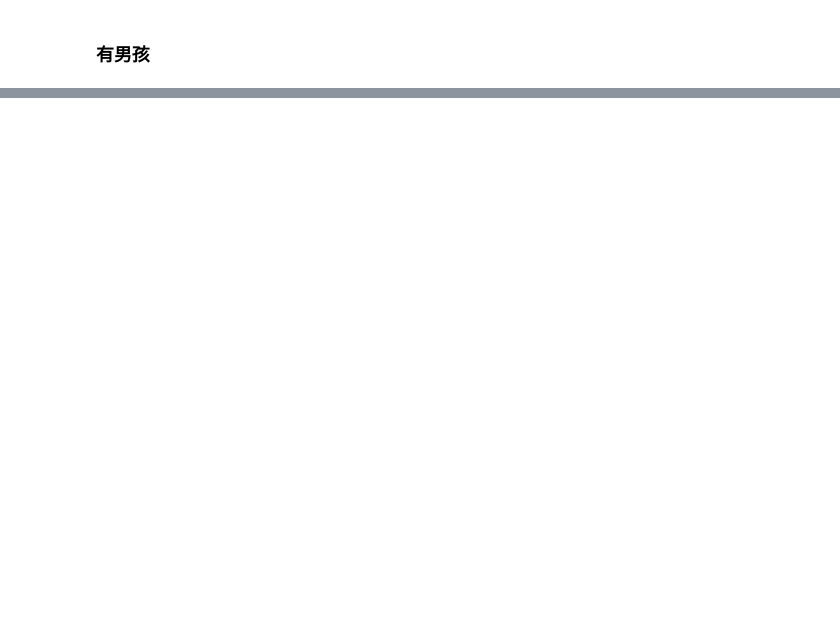
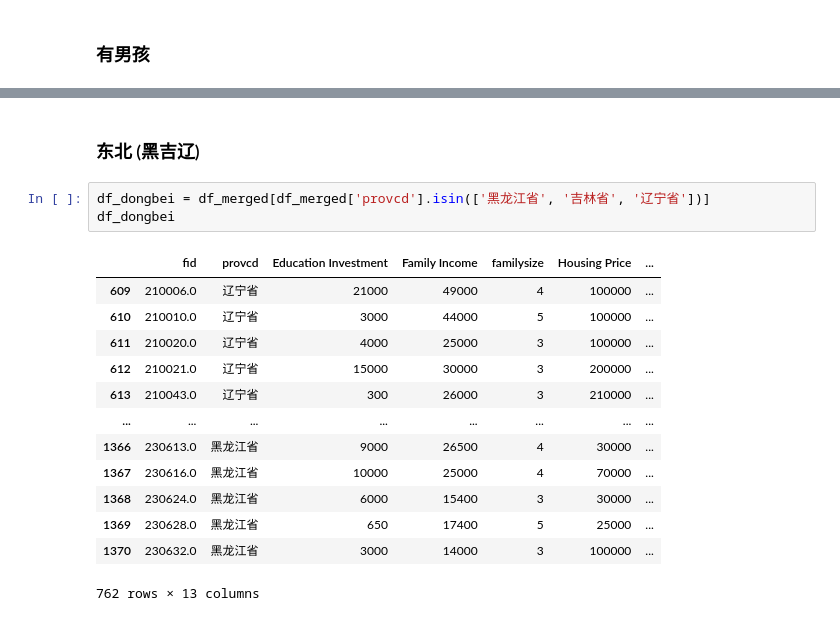
Before and after one commit to aresgtr/HKUST-MASS-5210-Project, a Jupyter notebook: post_presentation.ipynb, the cells around one changed output, grey strips where cells are left out. Cells and saved outputs as stored; diff of their text form; blank space fills up the shorter version.

```diff
--- a/post_presentation.ipynb
+++ b/post_presentation.ipynb
@@ -741,0 +833,19 @@ strong multicollinearity or other numerical problems.
+# %% [markdown]
+### 东北 (黑吉辽)
+# %%
+df_dongbei = df_merged[df_merged['provcd'].isin(['黑龙江省', '吉林省', '辽宁省'])]
+df_dongbei
+# %% [output]
+|  | fid | provcd | Education Investment | Family Income | familysize | Housing Price | ... |
+| 609 | 210006.0 | 辽宁省 | 21000 | 49000 | 4 | 100000 | ... |
+| 610 | 210010.0 | 辽宁省 | 3000 | 44000 | 5 | 100000 | ... |
+| 611 | 210020.0 | 辽宁省 | 4000 | 25000 | 3 | 100000 | ... |
+| 612 | 210021.0 | 辽宁省 | 15000 | 30000 | 3 | 200000 | ... |
+| 613 | 210043.0 | 辽宁省 | 300 | 26000 | 3 | 210000 | ... |
+| ... | ... | ... | ... | ... | ... | ... | ... |
+| 1366 | 230613.0 | 黑龙江省 | 9000 | 26500 | 4 | 30000 | ... |
+| 1367 | 230616.0 | 黑龙江省 | 10000 | 25000 | 4 | 70000 | ... |
+| 1368 | 230624.0 | 黑龙江省 | 6000 | 15400 | 3 | 30000 | ... |
+| 1369 | 230628.0 | 黑龙江省 | 650 | 17400 | 5 | 25000 | ... |
+| 1370 | 230632.0 | 黑龙江省 | 3000 | 14000 | 3 | 100000 | ... |
+762 rows × 13 columns
```
Also changed, not shown: parts of 28 cells of this notebook.
